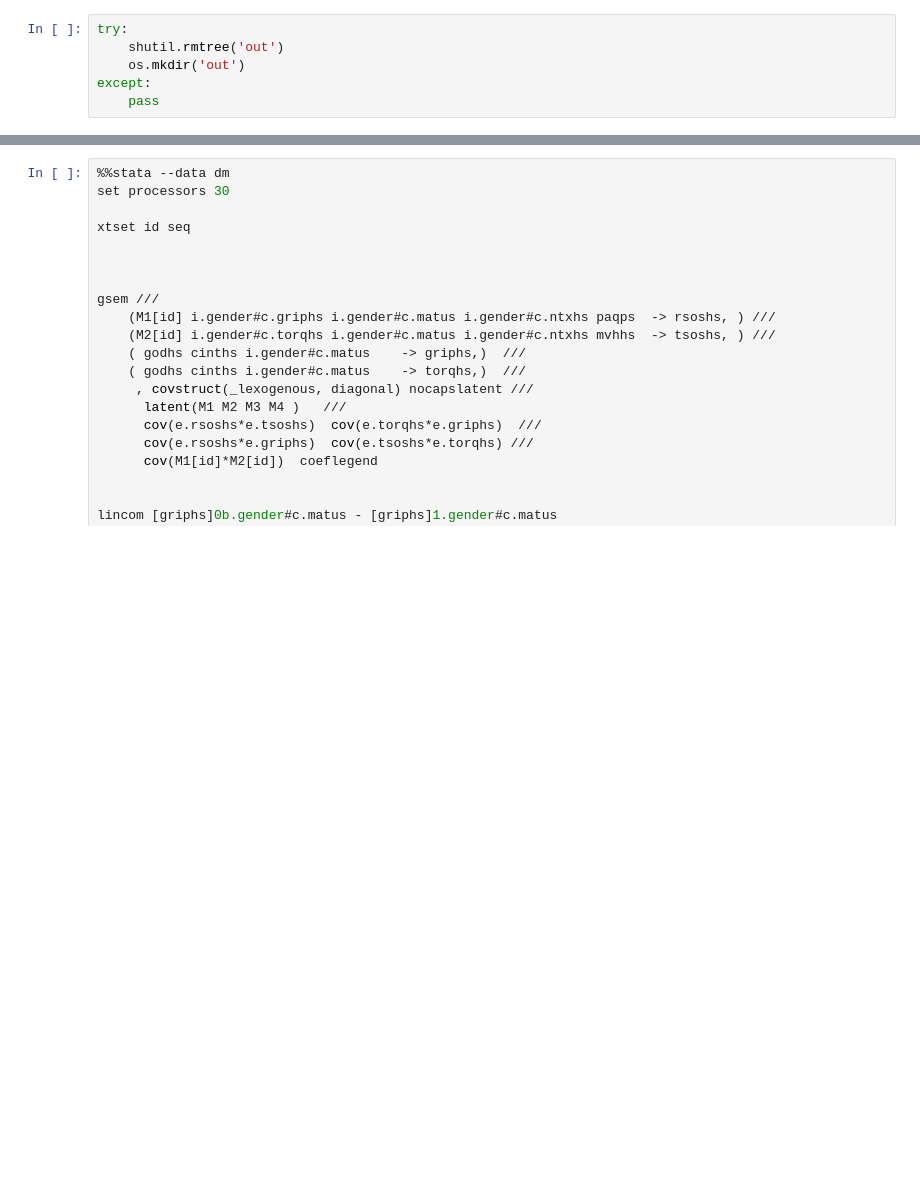
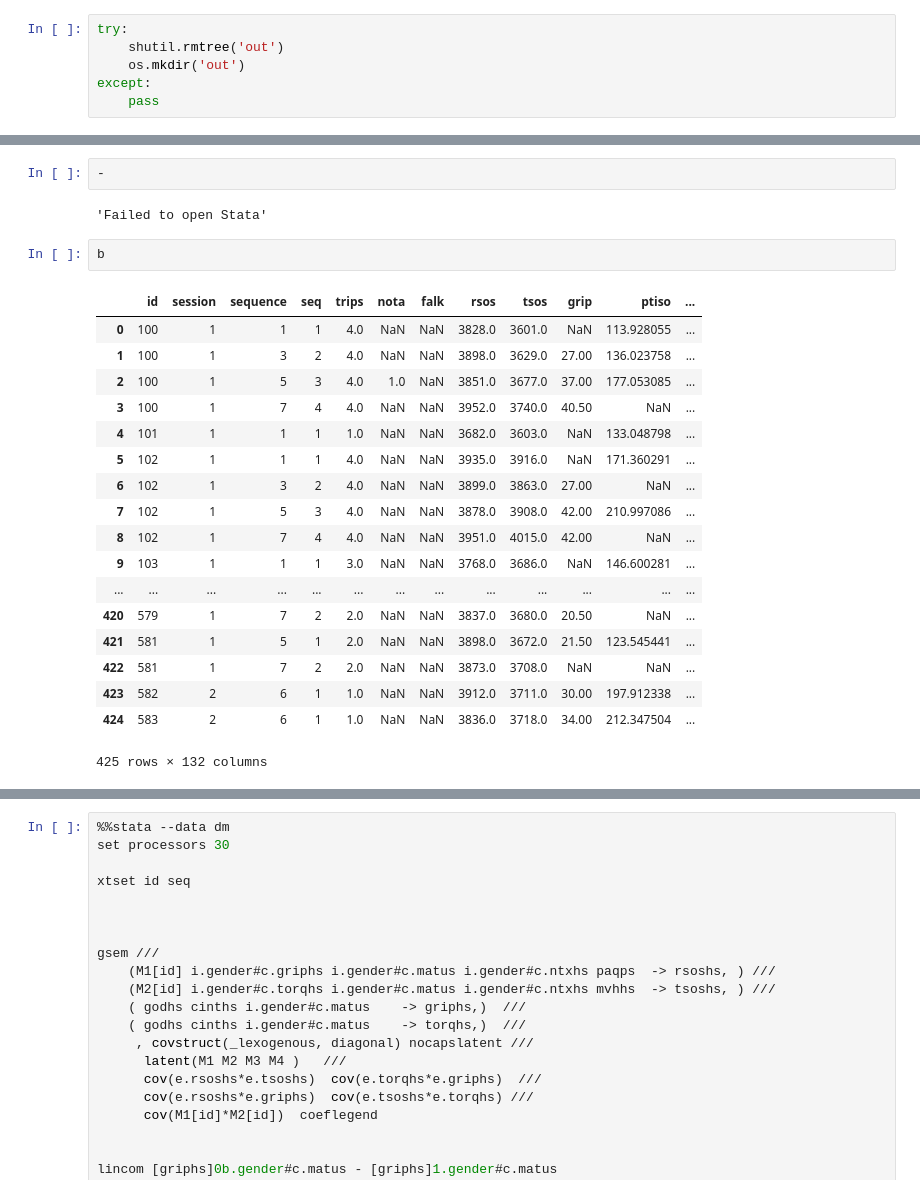
Before and after one commit to kmongeon/exercise_physiology, a Jupyter notebook: scripts/prev_stata_script.ipynb, the cells around one changed output, grey strips where cells are left out. Drawn from its saved outputs; the diff is of its cells as text; blank space fills up the shorter version.

```diff
--- a/scripts/prev_stata_script.ipynb
+++ b/scripts/prev_stata_script.ipynb
@@ -315,3 +368,28 @@ lincom [rsoshs]paqps - [tsoshs]mvhhs
+# %%
+-
+# %% [output]
+'Failed to open Stata'
+# %%
+b
+# %% [output]
+|  | id | session | sequence | seq | trips | nota | falk | rsos | tsos | grip | ptiso | ... |
+| 0 | 100 | 1 | 1 | 1 | 4.0 | NaN | NaN | 3828.0 | 3601.0 | NaN | 113.928055 | ... |
+| 1 | 100 | 1 | 3 | 2 | 4.0 | NaN | NaN | 3898.0 | 3629.0 | 27.00 | 136.023758 | ... |
+| 2 | 100 | 1 | 5 | 3 | 4.0 | 1.0 | NaN | 3851.0 | 3677.0 | 37.00 | 177.053085 | ... |
+| 3 | 100 | 1 | 7 | 4 | 4.0 | NaN | NaN | 3952.0 | 3740.0 | 40.50 | NaN | ... |
+| 4 | 101 | 1 | 1 | 1 | 1.0 | NaN | NaN | 3682.0 | 3603.0 | NaN | 133.048798 | ... |
+| 5 | 102 | 1 | 1 | 1 | 4.0 | NaN | NaN | 3935.0 | 3916.0 | NaN | 171.360291 | ... |
+| 6 | 102 | 1 | 3 | 2 | 4.0 | NaN | NaN | 3899.0 | 3863.0 | 27.00 | NaN | ... |
+| 7 | 102 | 1 | 5 | 3 | 4.0 | NaN | NaN | 3878.0 | 3908.0 | 42.00 | 210.997086 | ... |
+| 8 | 102 | 1 | 7 | 4 | 4.0 | NaN | NaN | 3951.0 | 4015.0 | 42.00 | NaN | ... |
+| 9 | 103 | 1 | 1 | 1 | 3.0 | NaN | NaN | 3768.0 | 3686.0 | NaN | 146.600281 | ... |
+| ... | ... | ... | ... | ... | ... | ... | ... | ... | ... | ... | ... | ... |
+| 420 | 579 | 1 | 7 | 2 | 2.0 | NaN | NaN | 3837.0 | 3680.0 | 20.50 | NaN | ... |
+| 421 | 581 | 1 | 5 | 1 | 2.0 | NaN | NaN | 3898.0 | 3672.0 | 21.50 | 123.545441 | ... |
+| 422 | 581 | 1 | 7 | 2 | 2.0 | NaN | NaN | 3873.0 | 3708.0 | NaN | NaN | ... |
+| 423 | 582 | 2 | 6 | 1 | 1.0 | NaN | NaN | 3912.0 | 3711.0 | 30.00 | 197.912338 | ... |
+| 424 | 583 | 2 | 6 | 1 | 1.0 | NaN | NaN | 3836.0 | 3718.0 | 34.00 | 212.347504 | ... |
+425 rows × 132 columns
 # %%
 %%stata --data dm
 set processors 30
```
Also changed, not shown: parts of 11 cells of this notebook, 13 other files.
